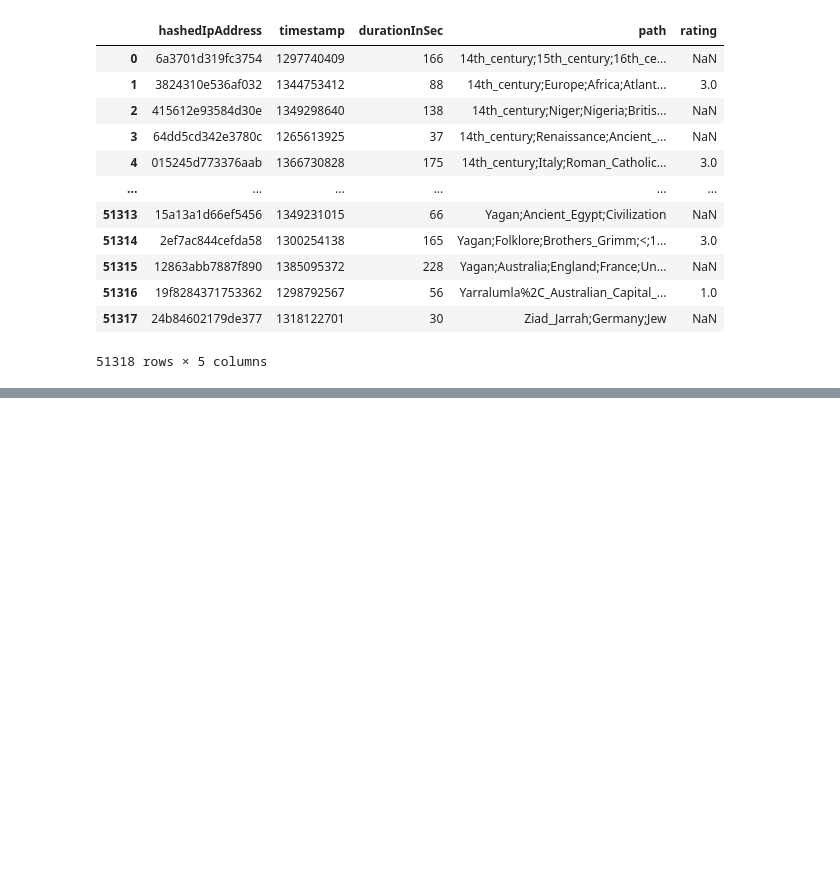
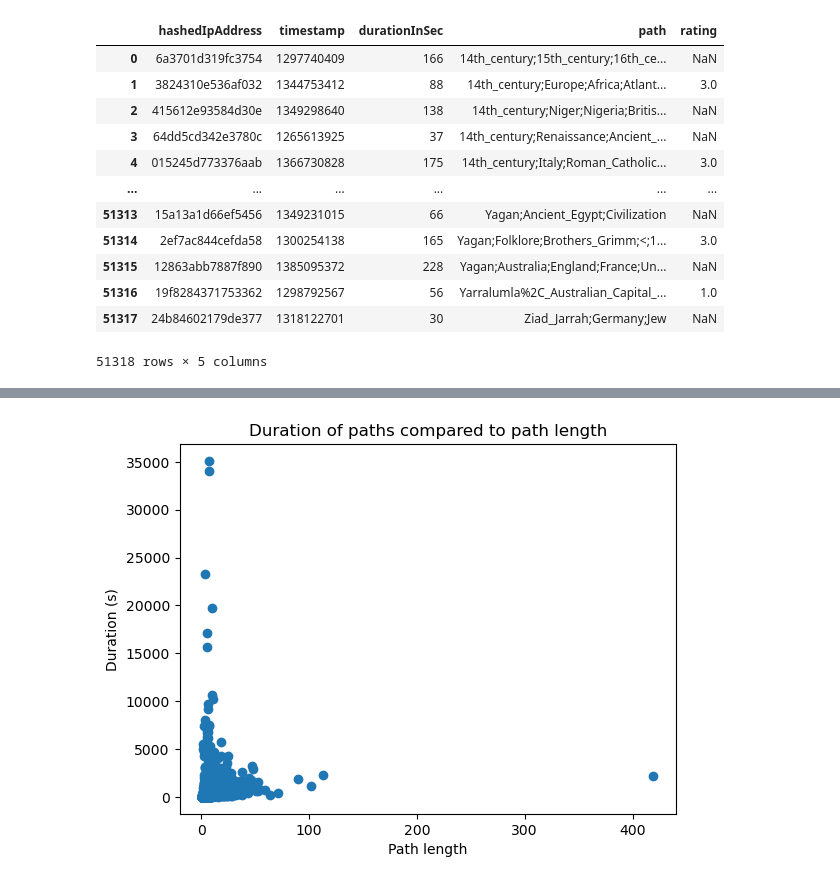
Before and after one commit to epfl-ada/ada-2024-project-tadaa, a Jupyter notebook: data_exploration.ipynb, the cells around one changed output, grey strips where cells are left out. Cells and saved outputs as stored; diff of their text form; code cells hidden in the pictures; blank space fills up the shorter version.

```diff
--- a/data_exploration.ipynb
+++ b/data_exploration.ipynb
@@ -75,3 +61,0 @@ Name: timestamp, Length: 51315, dtype: datetime64[ns]
-# %%
-# count the number of steps
-finished_paths = finished_paths.assign(nb_steps=finished_paths["path"].apply(lambda x: len(x.split(";"))+1))
@@ -96,0 +62,20 @@ finished_paths
+# %%
+# Transform timestamp to datetime
+finished_paths['timestamp'] =  finished_paths["timestamp"].apply(lambda x: pd.to_datetime(x, unit='s'))
+
+# Split the path into a list
+finished_paths["path"] = finished_paths["path"].apply(lambda x: x.split(";"))
+
+# Count the number of clicks in each path (including back clicks)
+finished_paths = finished_paths.assign(nb_clicks=finished_paths["path"].apply(lambda x: len(x)-1)) # -1 because we don't count the source article
+
+# Count the number of back clicks in each path
+finished_paths = finished_paths.assign(nb_back_clicks=finished_paths["path"].apply(lambda x: x.count("<")))
+
+# Count the path length (excluding back clicks)
+finished_paths = finished_paths.assign(path_length=finished_paths["nb_clicks"] - finished_paths["nb_back_clicks"])
+
+# Convert the rating to int
+finished_paths["rating"] = finished_paths["rating"].astype(int)
+
+finished_paths
@@ -96,0 +108,7 @@ finished_paths
+# %%
+duration_mask = finished_paths["durationInSec"] == 0
+finished_paths[duration_mask]
+
+# Gives same result as above
+length_mask = finished_paths["path_length"] == 0
+finished_paths[length_mask]
@@ -96,0 +128,4 @@ finished_paths
+# %%
+# Remove the paths with a duration of 0 (target=source)
+finished_paths = finished_paths[~duration_mask]
+finished_paths
@@ -96,0 +151,9 @@ finished_paths
+# %%
+# Compare duration of paths with path length
+plt.scatter(finished_paths["path_length"], finished_paths["durationInSec"])
+plt.xlabel("Path length")
+plt.ylabel("Duration (s)")
+plt.title("Duration of paths compared to path length")
+plt.show()
+# %% [output]
+[figure, added]
```
Also changed, not shown: parts of 22 cells of this notebook, 1 other file.
